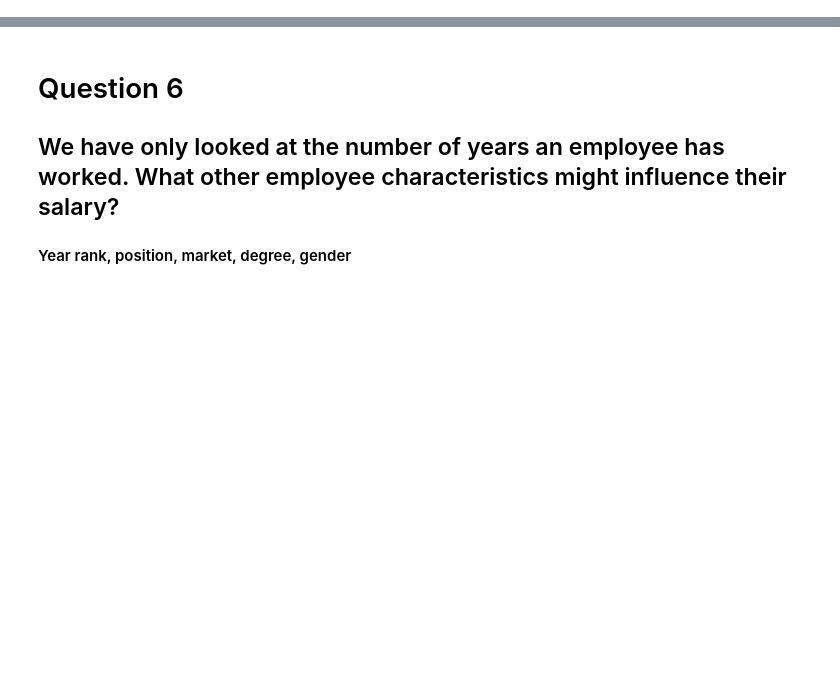
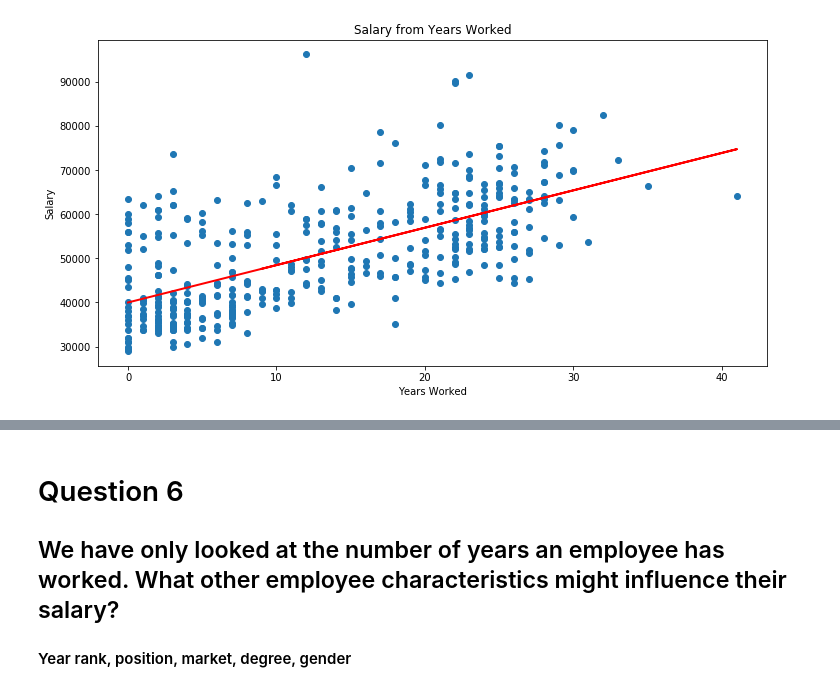
Before and after one commit to Ibby19/salaries_regression, a Jupyter notebook: salaries_regression.ipynb, the cells around one changed output, grey strips where cells are left out. Saved outputs shown, nothing was run; the diff lists cells and outputs as text; code cells hidden in the pictures; blank space fills up the shorter version.

Commit message:
Add salaries regression

```diff
--- a/salaries_regression.ipynb
+++ b/salaries_regression.ipynb
@@ -160,0 +55,3 @@ plt.show()
+# %%
+model = smf.ols(formula='salary ~ yearsworked', data=X_train).fit()
+model.params
@@ -160,0 +83,15 @@ plt.show()
+# %%
+# Predict values
+salary_predict = model.predict()
+
+# Plot regression against actual data
+plt.figure(figsize=(12, 6))
+plt.plot(X_train['yearsworked'], X_train['salary'], 'o')           # scatter plot showing actual data
+plt.plot(X_train['yearsworked'], salary_predict, 'r', linewidth=2)   # regression line
+plt.xlabel('Years Worked')
+plt.ylabel('Salary')
+plt.title('Salary from Years Worked')
+
+plt.show()
+# %% [output]
+[figure, added]
```
Also changed, not shown: parts of 59 cells of this notebook.
